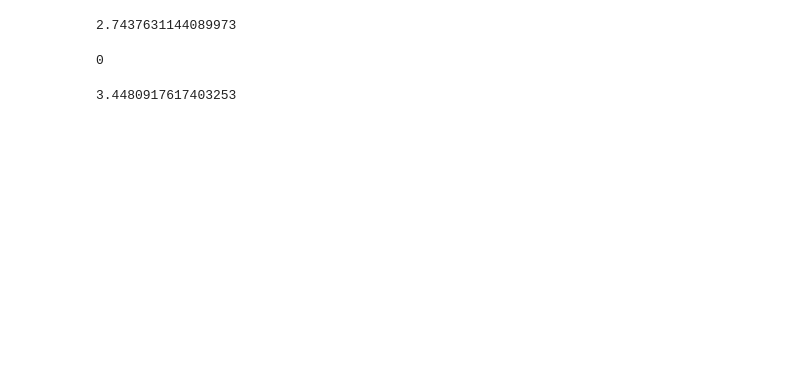
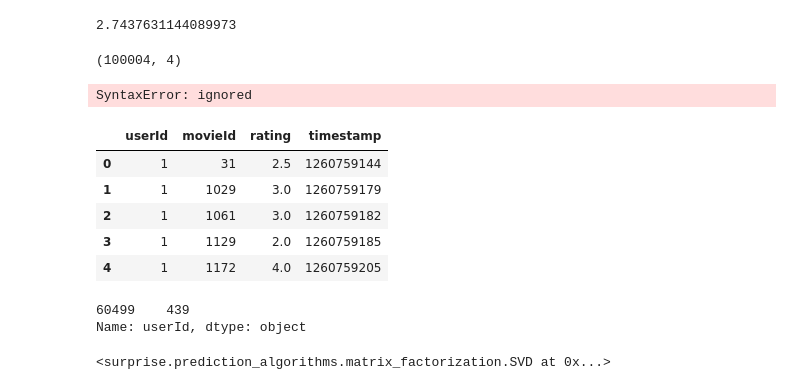
Before and after one commit to Anjali-Shalimar/Movie-Recommendation-Engine, a Jupyter notebook: Capstone_DC_EDA.ipynb, the cells around one changed output. Saved outputs shown, nothing was run; the diff lists cells and outputs as text; code cells hidden in the pictures; blank space fills up the shorter version.

```diff
--- a/Capstone_DC_EDA.ipynb
+++ b/Capstone_DC_EDA.ipynb
@@ -283,21 +298,54 @@ a=svd_function.predict(1,302,3)
 a[3]
 # %% [output]
 2.7437631144089973
-# %%
-b[0]
-# %% [output]
-0
+# %%
+ratings_dat.shape
+# %% [output]
+(100004, 4)
 # %%
-#movie_id = ratings_dat['movieId'].unique()
+movie_id = ratings_dat['movieId'].unique()
 #a = len(movie_id)
+
 import itertools
-def get_svd_rating(user_id, movie_id):
+def get_svd_rating(user_id , movie_id):
   mov_rating=[]
+  for i in
   a = svd_function.predict(user_id,movie_id,3)
   mov_rating=a[3]
   return mov_rating
 
 # Getting movie rating for user id 2 and movie id 400
-get_svd_rating(2,400)
+get_svd_rating(222,400)
 # %% [output]
-3.4480917617403253
+SyntaxError: ignored
+# %%
+ratings_dat.head()
+# %% [output]
+|  | userId | movieId | rating | timestamp |
+| 0 | 1 | 31 | 2.5 | 1260759144 |
+| 1 | 1 | 1029 | 3.0 | 1260759179 |
+| 2 | 1 | 1061 | 3.0 | 1260759182 |
+| 3 | 1 | 1129 | 2.0 | 1260759185 |
+| 4 | 1 | 1172 | 4.0 | 1260759205 |
+# %%
+# Precision and Recall of the model
+
+# Choosing a random customer ID
+ratings_dat.head()
+u_id = ratings_dat['userId'].sample(n=1)
+ratings_dat['userId'] =ratings_dat['userId'].astype(str)
+u_id= u_id.astype(str)
+u_id
+# %% [output]
+60499    439
+Name: userId, dtype: object
+# %%
+rating = ratings_dat[(ratings_dat['userId']=='222')]
+rating.shape
+svd_read = Reader()
+svd_dat = Dataset.load_from_df(rating[['userId', 'movieId', 'rating']], svd_read)
+svd_function = SVD()
+svd_train = svd_dat.build_full_trainset()
+svd_function.fit(svd_train)
+# %% [output]
+<surprise.prediction_algorithms.matrix_factorization.SVD at 0x...>
```
Also changed, not shown: parts of 10 cells of this notebook.
